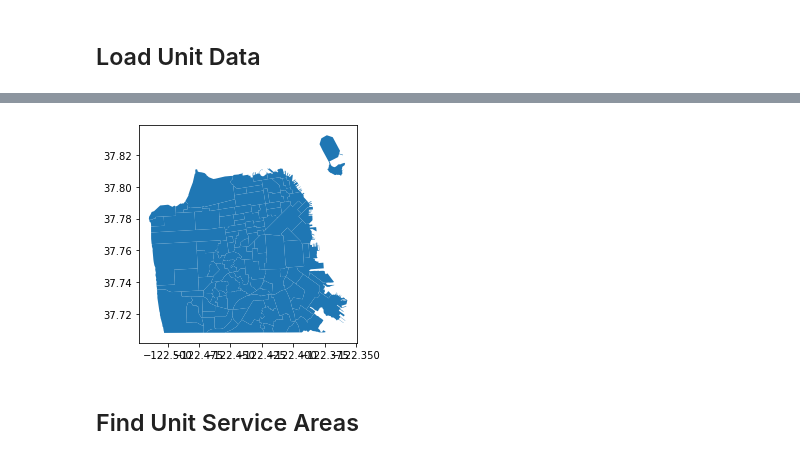
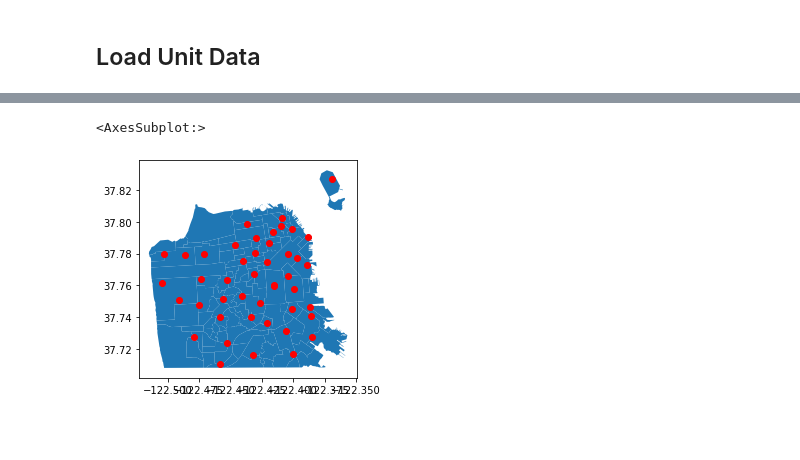
Before and after one commit to mjgood4/firstrespondersites, a Jupyter notebook: research/eda/manderson334/notebooks/Unit Responses.ipynb, the cells around one changed output, grey strips where cells are left out. Cells and saved outputs as stored; diff of their text form; code cells hidden in the pictures; blank space fills up the shorter version.

```diff
--- a/research/eda/manderson334/notebooks/Unit Responses.ipynb
+++ b/research/eda/manderson334/notebooks/Unit Responses.ipynb
@@ -10,9 +10,10 @@ import sqlite3
 ## Load Unit Data
 # %%
 data_dir_prefix = '../../../../data/'
+database_path = data_dir_prefix + 'fire_data_v2.db'
 # %%
 # query the unit response data for 2019
-with sqlite3.connect(data_dir_prefix+'fire_data_v1.db') as db_conn:
+with sqlite3.connect(database_path) as db_conn:
     q = """
     SELECT
         call_number, incident_number, call_type, call_type_group,
@@ -20,10 +21,14 @@ with sqlite3.connect(data_dir_prefix+'fire_data_v1.db') as db_conn:
         call_date, received_dttm, dispatch_dttm, on_scene_dttm,
         `neighborhooods_-_analysis_boundaries`, case_location
     FROM calls_for_service
-    WHERE cast(strftime('%Y', received_dttm) as int) = 2019"""
+    WHERE cast(strftime('%Y', received_dttm) as int) = 2019
+        AND unit_sequence_in_call_dispatch <= 5"""
     unit_response_data_raw = pd.read_sql_query(q, db_conn)
+    fire_station_data_raw = pd.read_sql_query("select * from fire_stations", db_conn)
 
-unit_response_data_raw.dtypes
+print(unit_response_data_raw.dtypes)
+
+print(fire_station_data_raw.dtypes)
 # %% [output]
 call_number                              int64
 incident_number                          int64
@@ -72,0 +82,5 @@ memory usage: 31.7+ MB
+# %%
+fire_stations = fire_station_data_raw.copy()
+fire_stations['point'] = geo_pd.points_from_xy(fire_station_data_raw.longitude, fire_station_data_raw.latitude, crs="EPSG:4326")
+fire_stations = geo_pd.GeoDataFrame(fire_stations, geometry='point')
+fire_stations.crs
@@ -73,9 +99,9 @@ memory usage: 31.7+ MB
 # %%
-# grab the SF neighborhood map
+# grab the SF neighborhood map, plot the fire stations
 
 sf_neighborhoods = geo_pd.read_file(data_dir_prefix+'raw/SF Find Neighborhoods.geojson')
-_ = sf_neighborhoods.geometry.plot()
+base_map = sf_neighborhoods.geometry.plot()
+fire_stations.plot(color="red", ax=base_map)
 # %% [output]
+<AxesSubplot:>
-[figure, old version]
+[figure, new version]
-# %% [markdown]
-## Find Unit Service Areas
```
Also changed, not shown: parts of 13 cells of this notebook.
